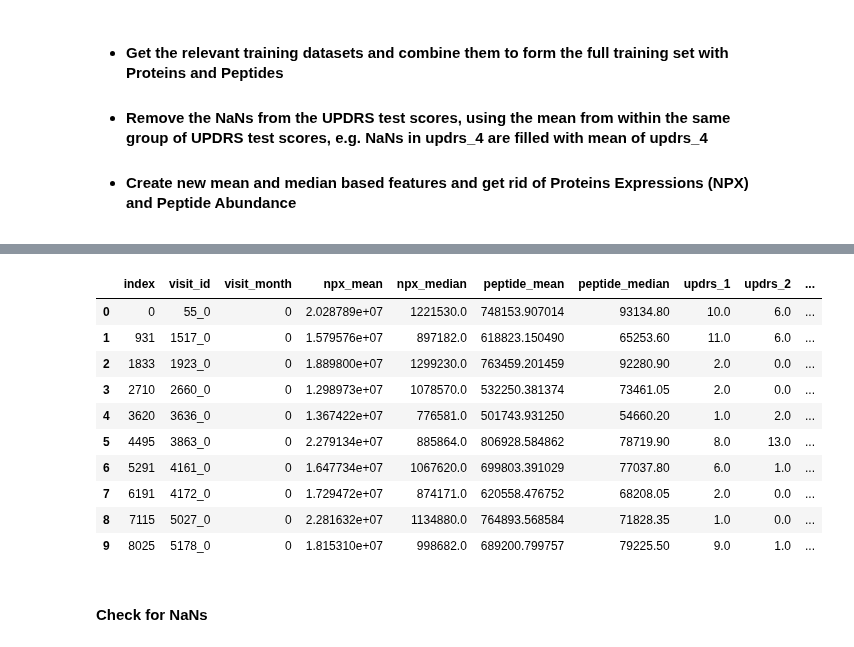
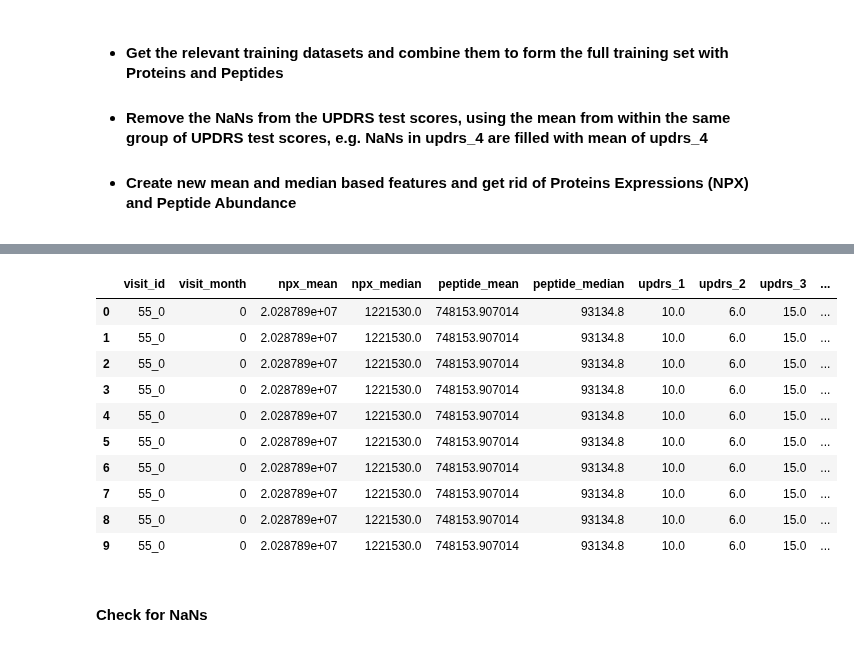
Before and after one commit to sumaniitm/AMP-parkinsons-disease-progression-prediction, a Jupyter notebook: amp-parkinson-s-disease-progression-prediction.ipynb, the cells around one changed output, grey strips where cells are left out. Cells and saved outputs as stored; diff of their text form; code cells hidden in the pictures.

Commit message:
Working with all dataframes, now need to improve features

```diff
--- a/amp-parkinson-s-disease-progression-prediction.ipynb
+++ b/amp-parkinson-s-disease-progression-prediction.ipynb
@@ -50,0 +109,8 @@ for dirname, _, filenames in os.walk('/kaggle/input'):
+# %%
+pro_pep_join = pd.merge(train_proteins_df, train_peptides_df, on=['patient_id','visit_id','visit_month','UniProt'], how='outer')
+
+print(pro_pep_join.shape)
+print(pro_pep_join.visit_id.nunique())
+
+del train_proteins_df, train_peptides_df
+pro_pep_join.head(5)
@@ -50,0 +126,10 @@ for dirname, _, filenames in os.walk('/kaggle/input'):
+# %%
+full_training_data = pd.merge(pro_pep_join, clinical_data, on=['patient_id','visit_id','visit_month'], how='outer')
+
+print(full_training_data.shape)
+print(full_training_data.visit_id.nunique())
+
+del pro_pep_join, clinical_data
+gc.collect()
+
+full_training_data.head(5)
@@ -51,61 +145,41 @@ for dirname, _, filenames in os.walk('/kaggle/input'):
 # %%
-train_proteins_df = pd.read_csv('/kaggle/input/amp-parkinsons-disease-progression-prediction/train_proteins.csv')
+full_training_data = full_training_data.drop(columns=['UniProt','Peptide','patient_id'])
 
-train_peptides_df = pd.read_csv('/kaggle/input/amp-parkinsons-disease-progression-prediction/train_peptides.csv')
+columns_to_remove_nan_from = ['updrs_1','updrs_2','updrs_3','updrs_4', 'NPX', 'PeptideAbundance']
 
-pro_pep_join = pd.merge(train_proteins_df, train_peptides_df, on=['patient_id','visit_id','visit_month','UniProt'], how='inner')
-
-del train_proteins_df, train_peptides_df
-gc.collect()
-
-train_clinical_data_df = pd.read_csv('/kaggle/input/amp-parkinsons-disease-progression-prediction/train_clinical_data.csv')
-
-merged_data = pd.merge(pro_pep_join, train_clinical_data_df, on=['patient_id','visit_id','visit_month'], how='inner')
-
-del pro_pep_join, train_clinical_data_df
-gc.collect()
-
-full_training_data = pd.DataFrame()
-
-for i in [0,6,12,24]:
-    temp = merged_data[merged_data['visit_month']==i]
-    full_training_data = full_training_data.append(temp)
-
-full_training_data = full_training_data.drop(columns=['UniProt','Peptide','upd23b_clinical_state_on_medication','patient_id'])
-
-list_of_updrs_tests = ['updrs_1','updrs_2','updrs_3','updrs_4']
-
-for i in range(len(list_of_updrs_tests)):
-    full_training_data[list_of_updrs_tests[i]].fillna(full_training_data[list_of_updrs_tests[i]].mean().round(decimals = 0), inplace=True)
+for i in columns_to_remove_nan_from:
+    full_training_data[i].fillna(full_training_data[i].median().round(decimals = 0), inplace=True)
 
 new_features = full_training_data.groupby(['visit_id','visit_month']).agg(npx_mean=('NPX', 'mean'), npx_median=('NPX', 'median')
                                                                           , peptide_mean=('PeptideAbundance', 'mean'), peptide_median=('PeptideAbundance', 'median')
                                                           ).reset_index(level=['visit_id','visit_month'])
 
 full_training_data = pd.merge(full_training_data, new_features, on=['visit_id','visit_month'], how='inner')
 
 #full_training_data['NPX_standardised'] = (full_training_data['NPX'] - full_training_data['NPX'].mean())/full_training_data['NPX'].std()
 #full_training_data['Pep_standardised'] = (full_training_data['PeptideAbundance'] - full_training_data['PeptideAbundance'].mean())/full_training_data['PeptideAbundance'].std()
 
-full_training_data = full_training_data.drop(columns=['NPX','PeptideAbundance'])
+#full_training_data = full_training_data.drop(columns=['NPX','PeptideAbundance'])
 full_training_data = full_training_data.drop_duplicates(keep='first')
-full_training_data = full_training_data[['visit_id','visit_month','npx_mean','npx_median','peptide_mean','peptide_median','updrs_1','updrs_2','updrs_3','updrs_4']]
+full_training_data = full_training_data[['visit_id','visit_month', 'npx_mean','npx_median','peptide_mean'
+                                         ,'peptide_median','updrs_1','updrs_2','updrs_3','updrs_4']]
 #full_training_data = full_training_data[['visit_id','visit_month','NPX_standardised','Pep_standardised','updrs_1','updrs_2','updrs_3','updrs_4']]
 
 full_training_data = full_training_data.reset_index()
+full_training_data = full_training_data.drop(columns=['index'])
 full_training_data.head(10)
 # %% [output]
-|  | index | visit_id | visit_month | npx_mean | npx_median | peptide_mean | peptide_median | updrs_1 | updrs_2 | ... |
-| 0 | 0 | 55_0 | 0 | 2.028789e+07 | 1221530.0 | 748153.907014 | 93134.80 | 10.0 | 6.0 | ... |
-| 1 | 931 | 1517_0 | 0 | 1.579576e+07 | 897182.0 | 618823.150490 | 65253.60 | 11.0 | 6.0 | ... |
-| 2 | 1833 | 1923_0 | 0 | 1.889800e+07 | 1299230.0 | 763459.201459 | 92280.90 | 2.0 | 0.0 | ... |
-| 3 | 2710 | 2660_0 | 0 | 1.298973e+07 | 1078570.0 | 532250.381374 | 73461.05 | 2.0 | 0.0 | ... |
-| 4 | 3620 | 3636_0 | 0 | 1.367422e+07 | 776581.0 | 501743.931250 | 54660.20 | 1.0 | 2.0 | ... |
-| 5 | 4495 | 3863_0 | 0 | 2.279134e+07 | 885864.0 | 806928.584862 | 78719.90 | 8.0 | 13.0 | ... |
-| 6 | 5291 | 4161_0 | 0 | 1.647734e+07 | 1067620.0 | 699803.391029 | 77037.80 | 6.0 | 1.0 | ... |
-| 7 | 6191 | 4172_0 | 0 | 1.729472e+07 | 874171.0 | 620558.476752 | 68208.05 | 2.0 | 0.0 | ... |
-| 8 | 7115 | 5027_0 | 0 | 2.281632e+07 | 1134880.0 | 764893.568584 | 71828.35 | 1.0 | 0.0 | ... |
-| 9 | 8025 | 5178_0 | 0 | 1.815310e+07 | 998682.0 | 689200.799757 | 79225.50 | 9.0 | 1.0 | ... |
+|  | visit_id | visit_month | npx_mean | npx_median | peptide_mean | peptide_median | updrs_1 | updrs_2 | updrs_3 | ... |
+| 0 | 55_0 | 0 | 2.028789e+07 | 1221530.0 | 748153.907014 | 93134.8 | 10.0 | 6.0 | 15.0 | ... |
+| 1 | 55_0 | 0 | 2.028789e+07 | 1221530.0 | 748153.907014 | 93134.8 | 10.0 | 6.0 | 15.0 | ... |
+| 2 | 55_0 | 0 | 2.028789e+07 | 1221530.0 | 748153.907014 | 93134.8 | 10.0 | 6.0 | 15.0 | ... |
+| 3 | 55_0 | 0 | 2.028789e+07 | 1221530.0 | 748153.907014 | 93134.8 | 10.0 | 6.0 | 15.0 | ... |
+| 4 | 55_0 | 0 | 2.028789e+07 | 1221530.0 | 748153.907014 | 93134.8 | 10.0 | 6.0 | 15.0 | ... |
+| 5 | 55_0 | 0 | 2.028789e+07 | 1221530.0 | 748153.907014 | 93134.8 | 10.0 | 6.0 | 15.0 | ... |
+| 6 | 55_0 | 0 | 2.028789e+07 | 1221530.0 | 748153.907014 | 93134.8 | 10.0 | 6.0 | 15.0 | ... |
+| 7 | 55_0 | 0 | 2.028789e+07 | 1221530.0 | 748153.907014 | 93134.8 | 10.0 | 6.0 | 15.0 | ... |
+| 8 | 55_0 | 0 | 2.028789e+07 | 1221530.0 | 748153.907014 | 93134.8 | 10.0 | 6.0 | 15.0 | ... |
+| 9 | 55_0 | 0 | 2.028789e+07 | 1221530.0 | 748153.907014 | 93134.8 | 10.0 | 6.0 | 15.0 | ... |
 # %% [markdown]
 #### Check for NaNs
 # %%
```
Also changed, not shown: parts of 16 cells of this notebook.
